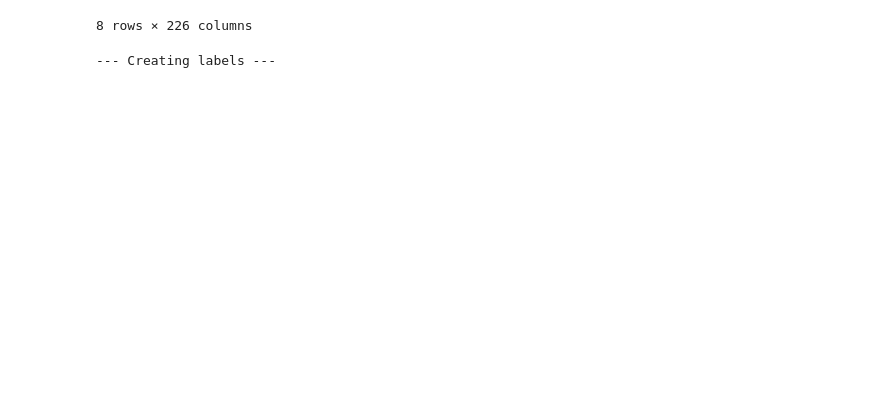
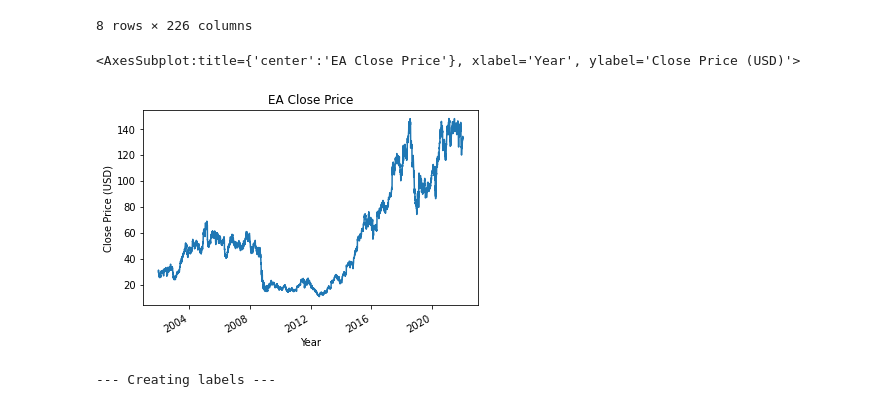
Before and after one commit to fakhryfernanda/deeplearning-tugas, a Jupyter notebook: tugas3/model_train.ipynb, the cells around one changed output. Saved outputs shown, nothing was run; the diff lists cells and outputs as text; code cells hidden in the pictures; blank space fills up the shorter version.

```diff
--- a/tugas3/model_train.ipynb
+++ b/tugas3/model_train.ipynb
@@ -87,6 +107,13 @@ df.describe()
 | 75% | 81.236795 | 81.419675 | 81.412050 | 81.319950 | 81.296925 | 81.266775 | 81.227475 | 81.213950 | 81.130375 | 81.084375 | ... | ... |
 | max | 148.032883 | 146.603000 | 146.383400 | 146.201400 | 146.016600 | 145.827200 | 145.636000 | 145.444500 | 145.280200 | 145.113000 | ... | ... |
 8 rows × 226 columns
+# %%
+### Plot close price
+
+df["close"].plot(title="EA Close Price", xlabel="Year", ylabel="Close Price (USD)")
+# %% [output]
+<AxesSubplot:title={'center':'EA Close Price'}, xlabel='Year', ylabel='Close Price (USD)'>
+[figure, added]
 # %%
 # Create labels as per algorithm
 
```
Also changed, not shown: parts of 23 cells of this notebook, 2 other files.
